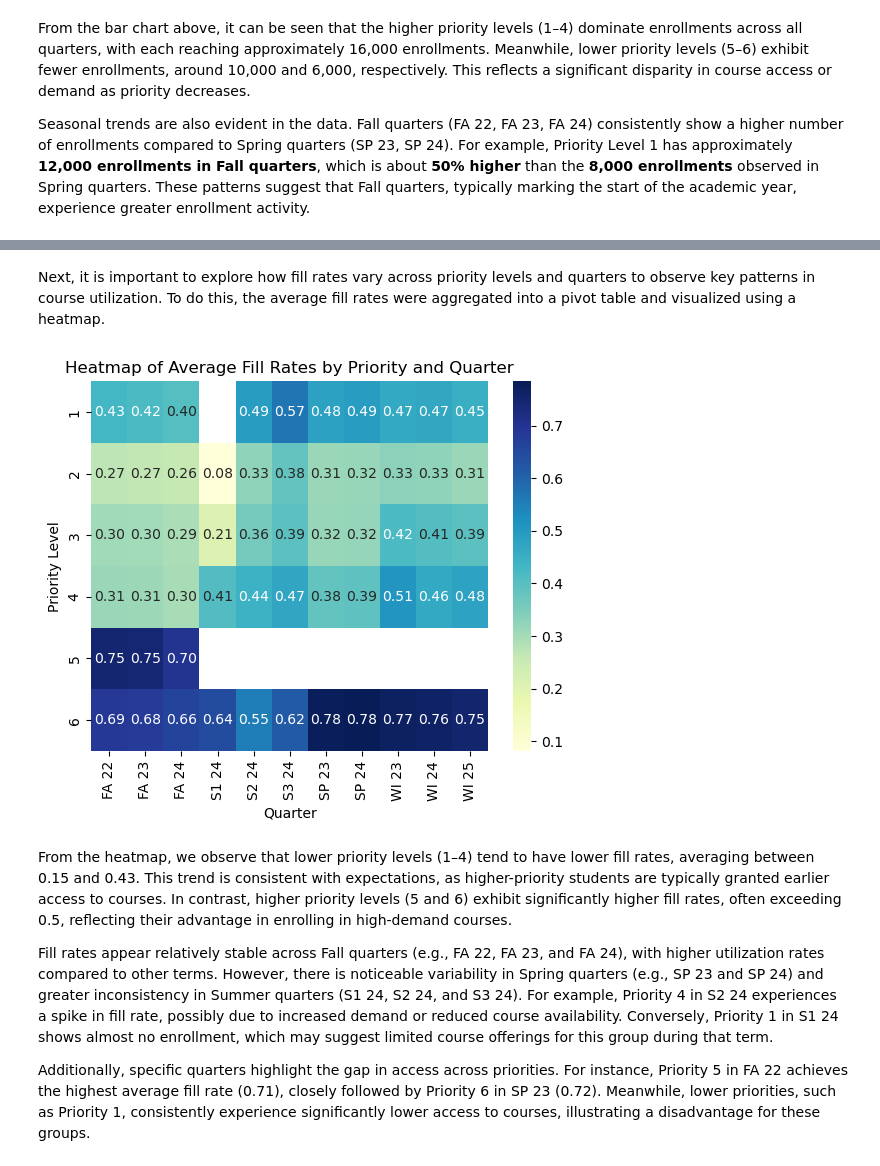
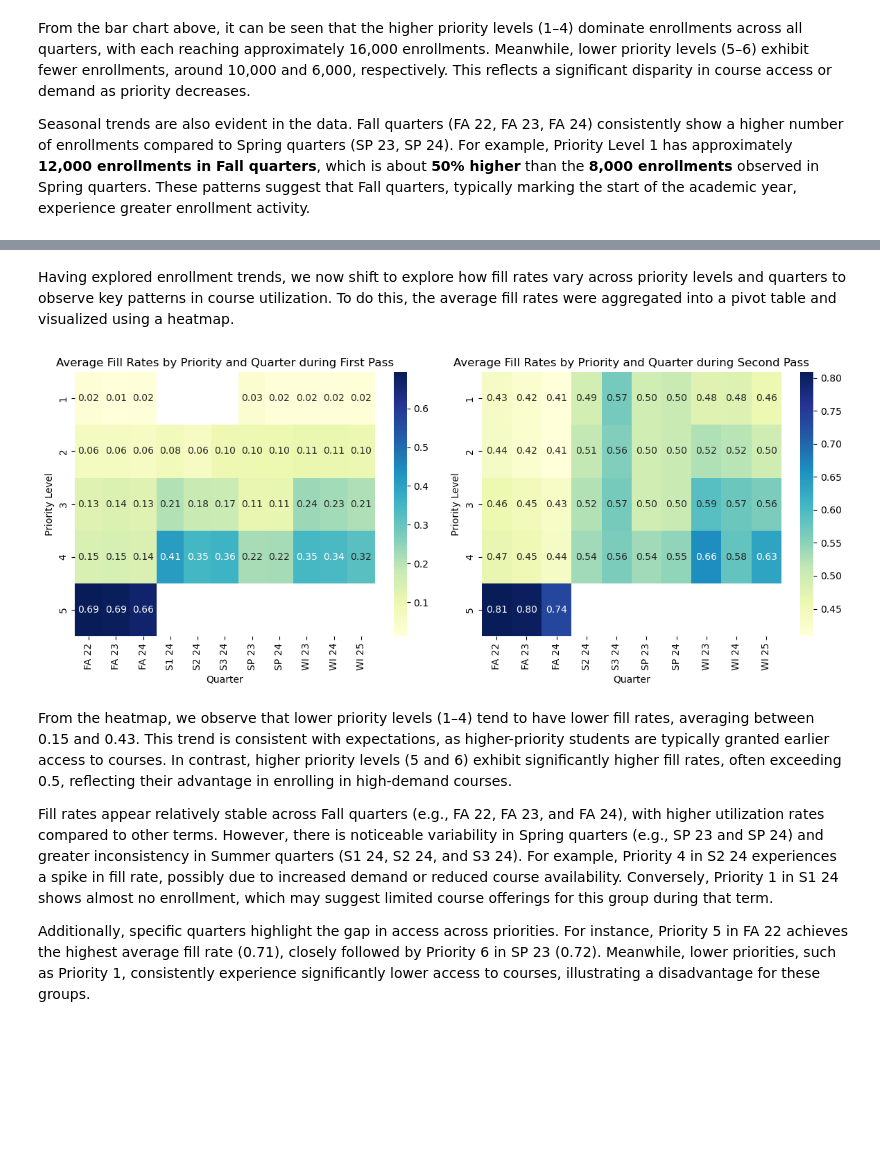
Before and after one commit to agovindu21/UCSD-EnrollAI, a Jupyter notebook: AnalysisCheckpoint_Group087_WI25.ipynb, the cells around one changed output, grey strips where cells are left out. Saved outputs shown, nothing was run; the diff lists cells and outputs as text; code cells hidden in the pictures; blank space fills up the shorter version.

```diff
--- a/AnalysisCheckpoint_Group087_WI25.ipynb
+++ b/AnalysisCheckpoint_Group087_WI25.ipynb
@@ -1149,17 +1187,29 @@ df.head()
 # %% [markdown]
-Next, it is important to explore how fill rates vary across priority levels and quarters to observe key patterns in course utilization. To do this, the average fill rates were aggregated into a pivot table and visualized using a heatmap.
+Having explored enrollment trends, we now shift to explore how fill rates vary across priority levels and quarters to observe key patterns in course utilization. To do this, the average fill rates were aggregated into a pivot table and visualized using a heatmap.
-# %%
-# pivot table for heatmap
-pivot = df.pivot_table(values="fill_rate", index="priority", columns="quarter", aggfunc="mean")
-
-# generate heatmap
-sns.heatmap(pivot, cmap="YlGnBu", annot=True, fmt=".2f")
-plt.title("Heatmap of Average Fill Rates by Priority and Quarter")
-plt.xlabel("Quarter")
-plt.ylabel("Priority Level")
-plt.show()
-# %% [output]
-[figure, removed]
+# %%
+# pivot tables for corresponding first pass and second pass heatmap
+pivot_1 = df_first.pivot_table(values="fill rate", index="priority", columns="quarter", aggfunc="mean")
+pivot_2 = df_second.pivot_table(values="fill rate", index="priority", columns="quarter", aggfunc="mean")
+
+# Create subplots
+fig, axes = plt.subplots(1, 2, figsize=(12, 5))
+
+# generate heatmap for first pass
+sns.heatmap(pivot_1, ax=axes[0], cmap="YlGnBu", annot=True, fmt=".2f")
+axes[0].set_title("Average Fill Rates by Priority and Quarter during First Pass")
+axes[0].set_xlabel("Quarter")
+axes[0].set_ylabel("Priority Level")
+
+# generate heatmap
+sns.heatmap(pivot_2, ax=axes[1], cmap="YlGnBu", annot=True, fmt=".2f")
+axes[1].set_title("Average Fill Rates by Priority and Quarter during Second Pass")
+axes[1].set_xlabel("Quarter")
+axes[1].set_ylabel("Priority Level")
+
+plt.tight_layout()
+plt.show()
+# %% [output]
+[figure, added]
 # %% [markdown]
 From the heatmap, we observe that lower priority levels (1–4) tend to have lower fill rates, averaging between 0.15 and 0.43. This trend is consistent with expectations, as higher-priority students are typically granted earlier access to courses. In contrast, higher priority levels (5 and 6) exhibit significantly higher fill rates, often exceeding 0.5, reflecting their advantage in enrolling in high-demand courses.
 
```
Also changed, not shown: parts of 24 cells of this notebook.
